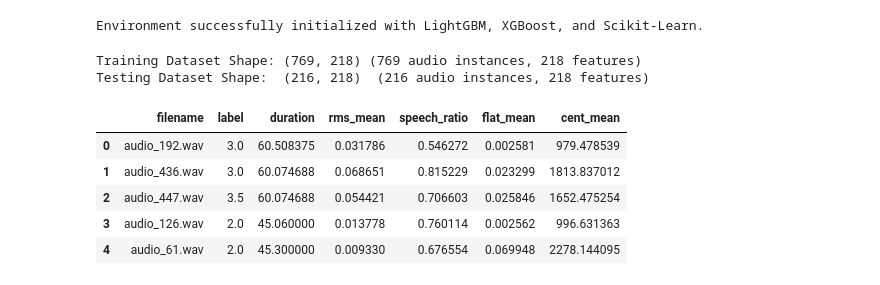
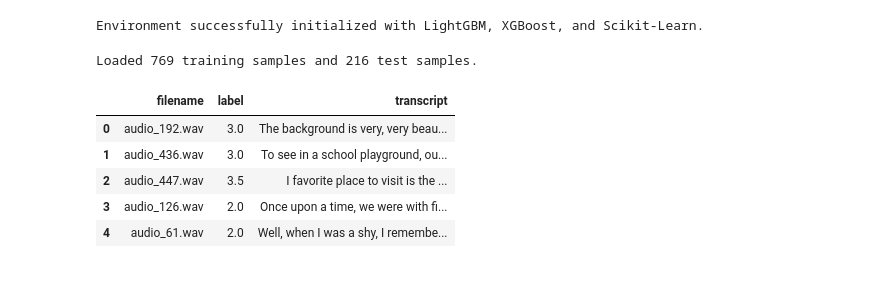
Before and after one commit to Sehaj64/shl-hiring-assessment-2026, a Jupyter notebook: Grammar_Scoring_Engine_SHL.ipynb, the cells around one changed output. Saved outputs shown, nothing was run; the diff lists cells and outputs as text; code cells hidden in the pictures.

```diff
--- a/Grammar_Scoring_Engine_SHL.ipynb
+++ b/Grammar_Scoring_Engine_SHL.ipynb
@@ -63,23 +67,24 @@ plt.rcParams['font.size'] = 11
 print("Environment successfully initialized with LightGBM, XGBoost, and Scikit-Learn.")
 # %% [output]
 Environment successfully initialized with LightGBM, XGBoost, and Scikit-Learn.
-# %%
-# Load training and testing feature datasets
-train_features_path = 'features_train.csv'
-test_features_path = 'features_test.csv'
-
-train_df = pd.read_csv(train_features_path)
-test_df = pd.read_csv(test_features_path)
-
-print(f"Training Dataset Shape: {train_df.shape} (769 audio instances, 218 features)")
-print(f"Testing Dataset Shape:  {test_df.shape}  (216 audio instances, 218 features)")
-display(train_df[['filename', 'label', 'duration', 'rms_mean', 'speech_ratio', 'flat_mean', 'cent_mean']].head())
-# %% [output]
-Training Dataset Shape: (769, 218) (769 audio instances, 218 features)
-Testing Dataset Shape:  (216, 218)  (216 audio instances, 218 features)
-|  | filename | label | duration | rms_mean | speech_ratio | flat_mean | cent_mean |
-| 0 | audio_192.wav | 3.0 | 60.508375 | 0.031786 | 0.546272 | 0.002581 | 979.478539 |
-| 1 | audio_436.wav | 3.0 | 60.074688 | 0.068651 | 0.815229 | 0.023299 | 1813.837012 |
-| 2 | audio_447.wav | 3.5 | 60.074688 | 0.054421 | 0.706603 | 0.025846 | 1652.475254 |
-| 3 | audio_126.wav | 2.0 | 45.060000 | 0.013778 | 0.760114 | 0.002562 | 996.631363 |
-| 4 | audio_61.wav | 2.0 | 45.300000 | 0.009330 | 0.676554 | 0.069948 | 2278.144095 |
+# %%
+# 1. Load Acoustic Features and Transcripts
+train_ac = pd.read_csv('features_train.csv')
+test_ac = pd.read_csv('features_test.csv')
+
+train_tr = pd.read_csv('transcripts_train.csv')
+test_tr = pd.read_csv('transcripts_test.csv')
+
+train_merged = train_ac.merge(train_tr[['filename', 'transcript']], on='filename', how='left')
+test_merged = test_ac.merge(test_tr[['filename', 'transcript']], on='filename', how='left')
+
+print(f"Loaded {len(train_merged)} training samples and {len(test_merged)} test samples.")
+display(train_merged[['filename', 'label', 'transcript']].head())
+# %% [output]
+Loaded 769 training samples and 216 test samples.
+|  | filename | label | transcript |
+| 0 | audio_192.wav | 3.0 | The background is very, very beau... |
+| 1 | audio_436.wav | 3.0 | To see in a school playground, ou... |
+| 2 | audio_447.wav | 3.5 | I favorite place to visit is the ... |
+| 3 | audio_126.wav | 2.0 | Once upon a time, we were with fi... |
+| 4 | audio_61.wav | 2.0 | Well, when I was a shy, I remembe... |
```
Also changed, not shown: parts of 13 cells of this notebook, 14 other files.
